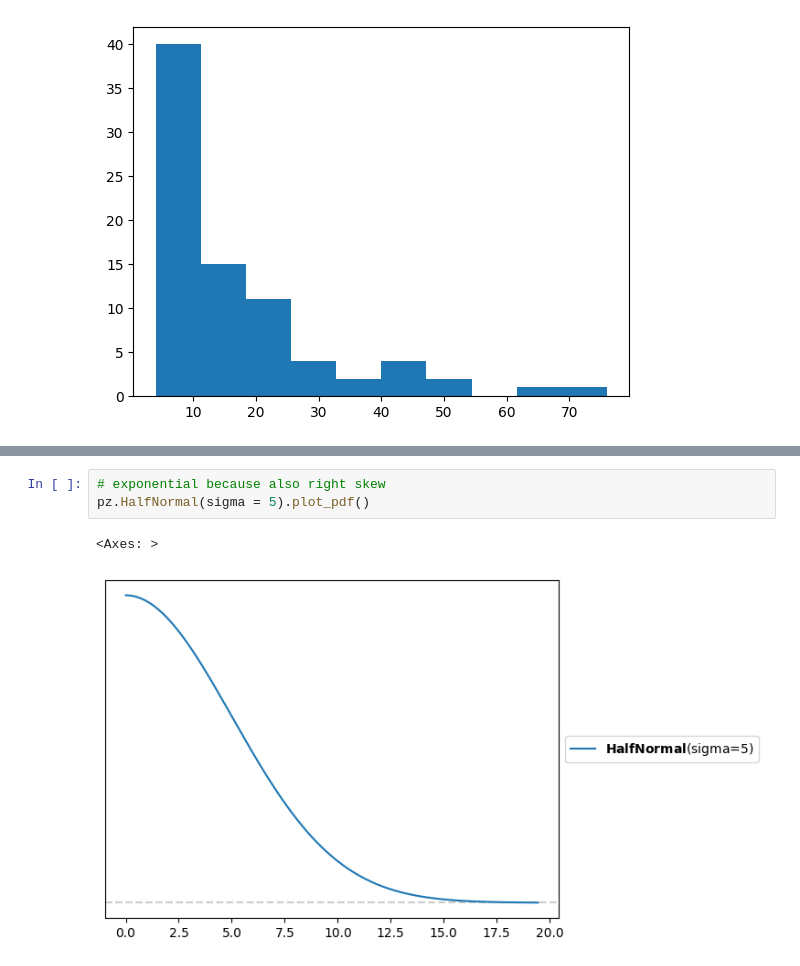
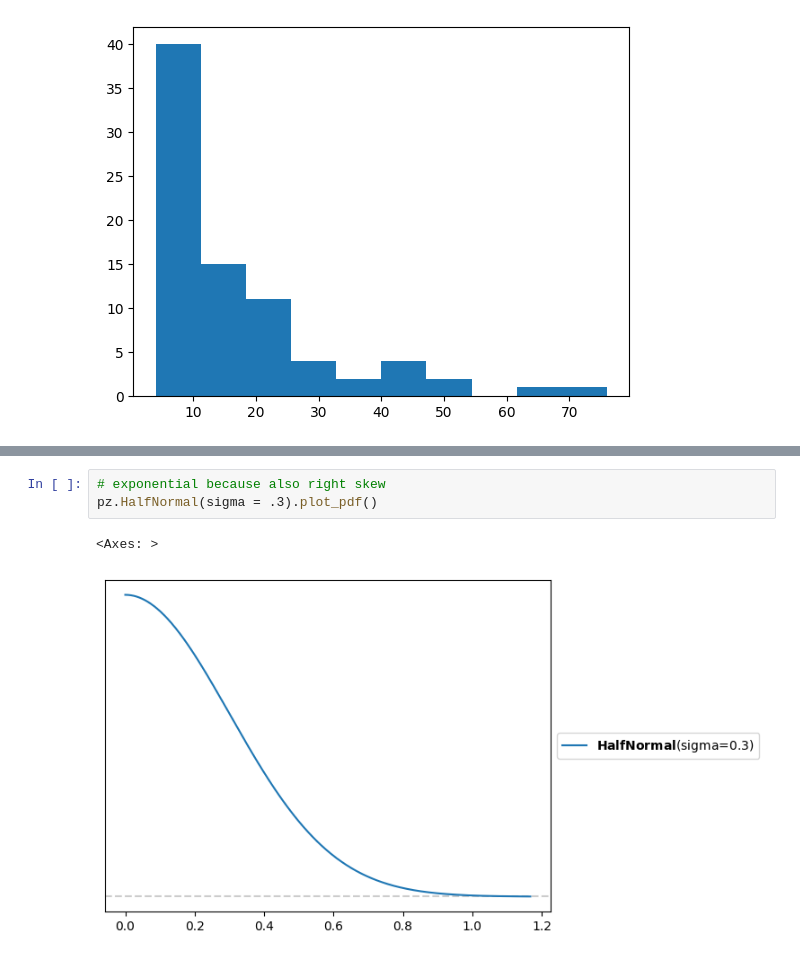
Before and after one commit to sanganalasya-hash/Data-Science, a Jupyter notebook: Copy_of_Unit3Project.ipynb, the cells around one changed output, grey strips where cells are left out. Drawn from its saved outputs; the diff is of its cells as text.

```diff
--- a/Copy_of_Unit3Project.ipynb
+++ b/Copy_of_Unit3Project.ipynb
@@ -125,6 +134,6 @@ pz.distributions.HalfStudentT(3,5).plot_pdf()
 # %%
 # exponential because also right skew
-pz.HalfNormal(sigma = 5).plot_pdf()
+pz.HalfNormal(sigma = .3).plot_pdf()
 # %% [output]
 <Axes: >
-[figure, old version]
+[figure, new version]
```
Also changed, not shown: parts of 14 cells of this notebook.
